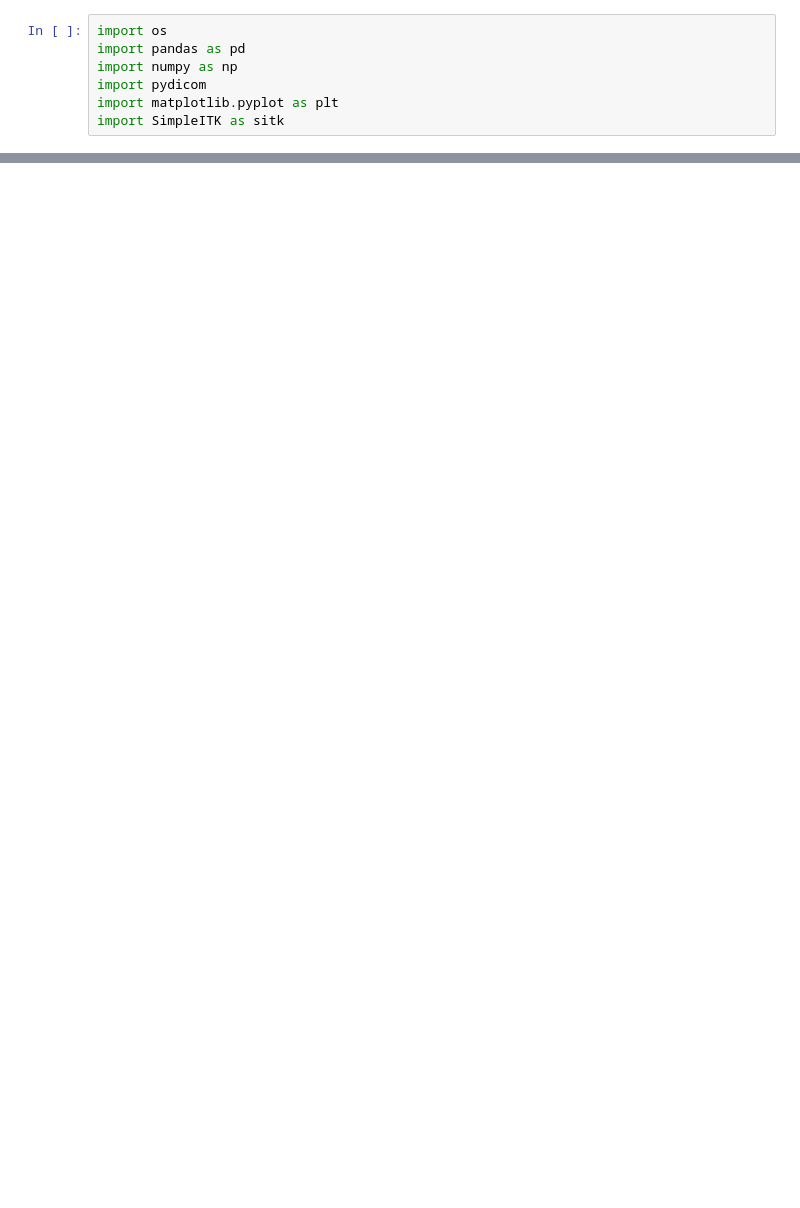
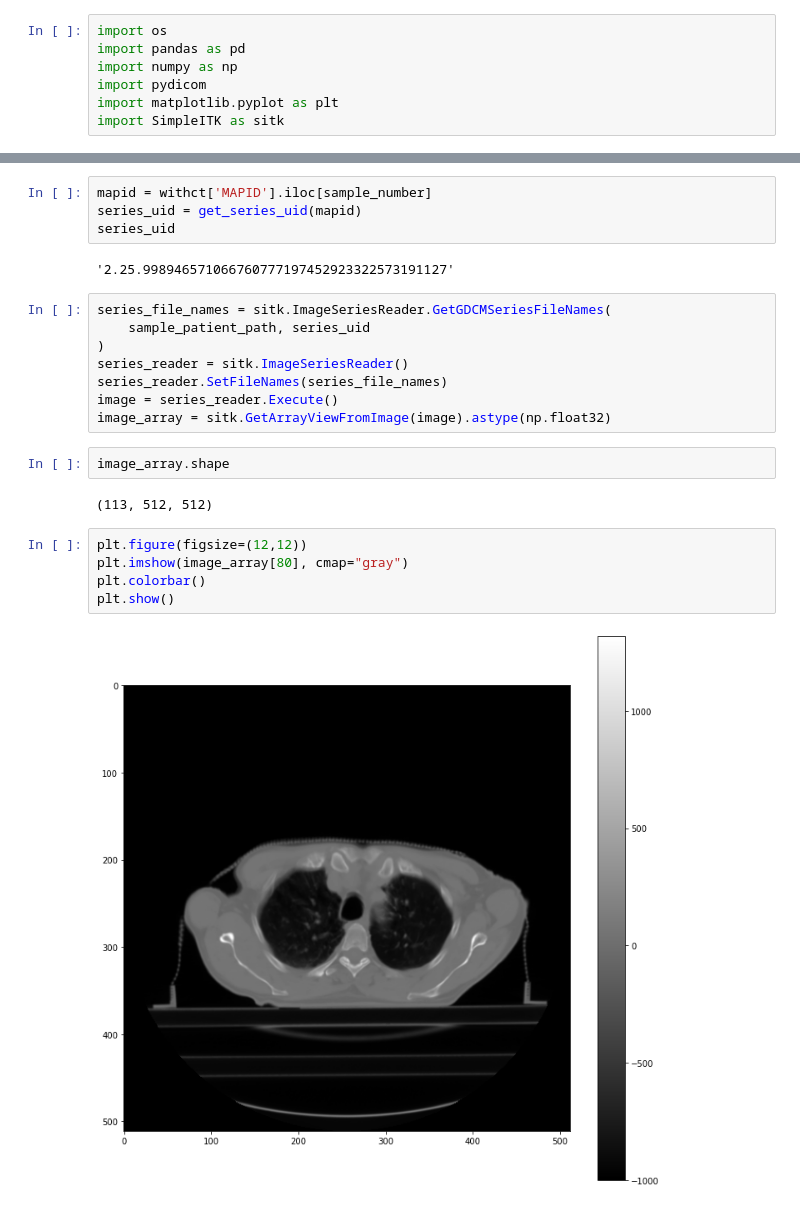
Before and after one commit to rmaguado/radio-foundation, a Jupyter notebook: datasets/DeepRDT-lung/data_exploration.ipynb, the cells around one changed output, grey strips where cells are left out. Drawn from its saved outputs; the diff is of its cells as text; blank space fills up the shorter version.

```diff
--- a/datasets/DeepRDT-lung/data_exploration.ipynb
+++ b/datasets/DeepRDT-lung/data_exploration.ipynb
@@ -46,3 +91,28 @@ sample_patient_path
+# %%
+mapid = withct['MAPID'].iloc[sample_number]
+series_uid = get_series_uid(mapid)
+series_uid
+# %% [output]
+'2.25.998946571066760777197452923322573191127'
+# %%
+series_file_names = sitk.ImageSeriesReader.GetGDCMSeriesFileNames(
+    sample_patient_path, series_uid
+)
+series_reader = sitk.ImageSeriesReader()
+series_reader.SetFileNames(series_file_names)
+image = series_reader.Execute()
+image_array = sitk.GetArrayViewFromImage(image).astype(np.float32)
+# %%
+image_array.shape
+# %% [output]
+(113, 512, 512)
+# %%
+plt.figure(figsize=(12,12))
+plt.imshow(image_array[80], cmap="gray")
+plt.colorbar()
+plt.show()
+# %% [output]
+[figure, added]
 # %%
 scans = []
 for i, series_id in enumerate(series_IDs):
```
Also changed, not shown: parts of 11 cells of this notebook, 4 other files.
